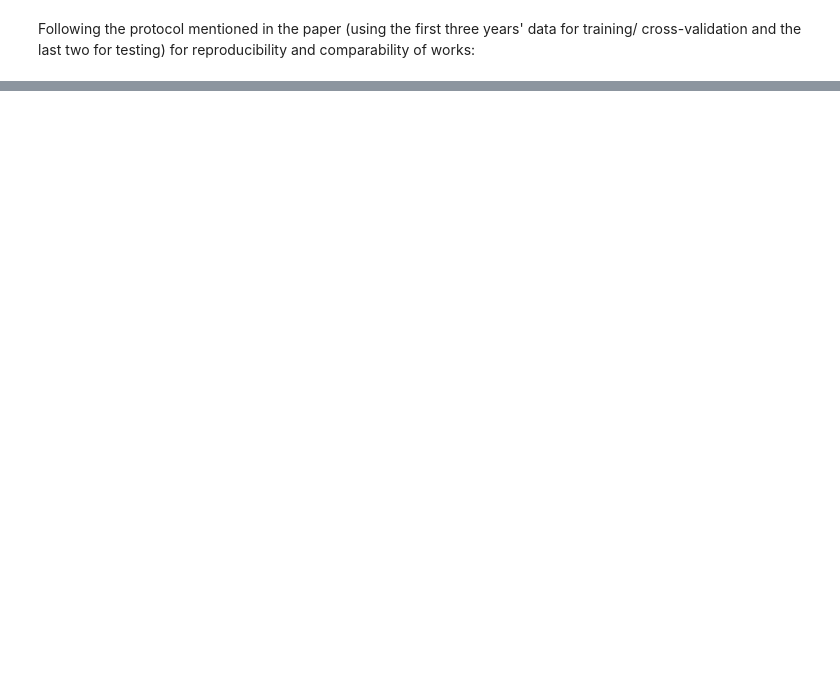
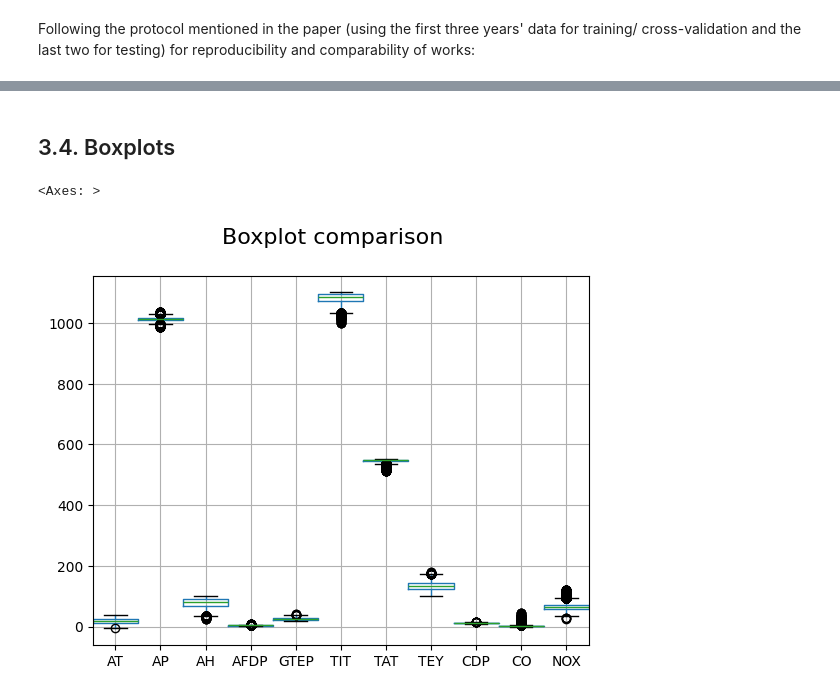
Before and after one commit to dmjLN1026/Pr-dction-TEY, a Jupyter notebook: Prédiction_TEY.ipynb, the cells around one changed output, grey strips where cells are left out. Drawn from its saved outputs; the diff is of its cells as text; code cells hidden in the pictures; blank space fills up the shorter version.

```diff
--- a/Prédiction_TEY.ipynb
+++ b/Prédiction_TEY.ipynb
@@ -239,0 +298,9 @@ High correlation pairs:
+# %% [markdown]
+## 3.4. Boxplots
+# %%
+# Boxplots
+plt.suptitle("Boxplot comparison", fontsize=16)
+data_exp.boxplot(figsize = (10, 10), widths = 1)
+# %% [output]
+<Axes: >
+[figure, added]
```
Also changed, not shown: parts of 86 cells of this notebook.
